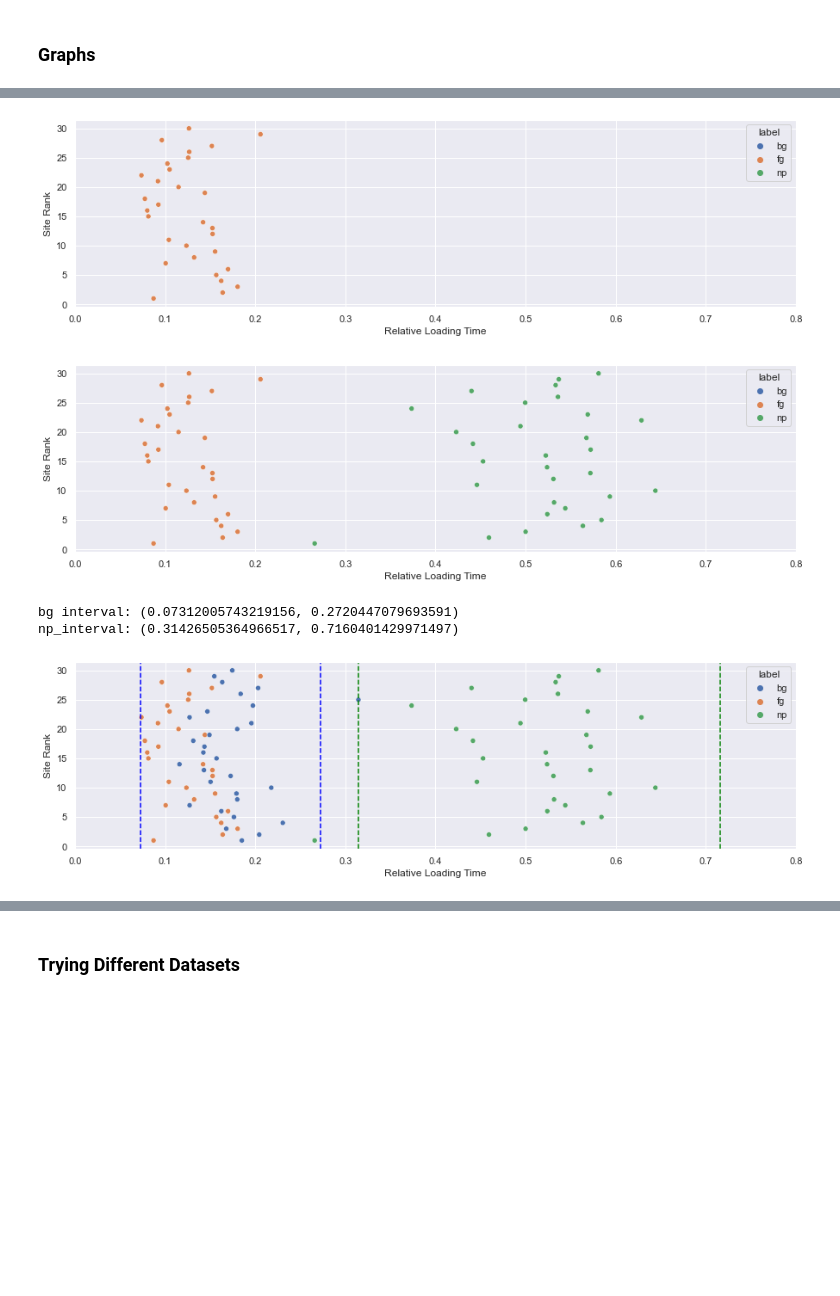
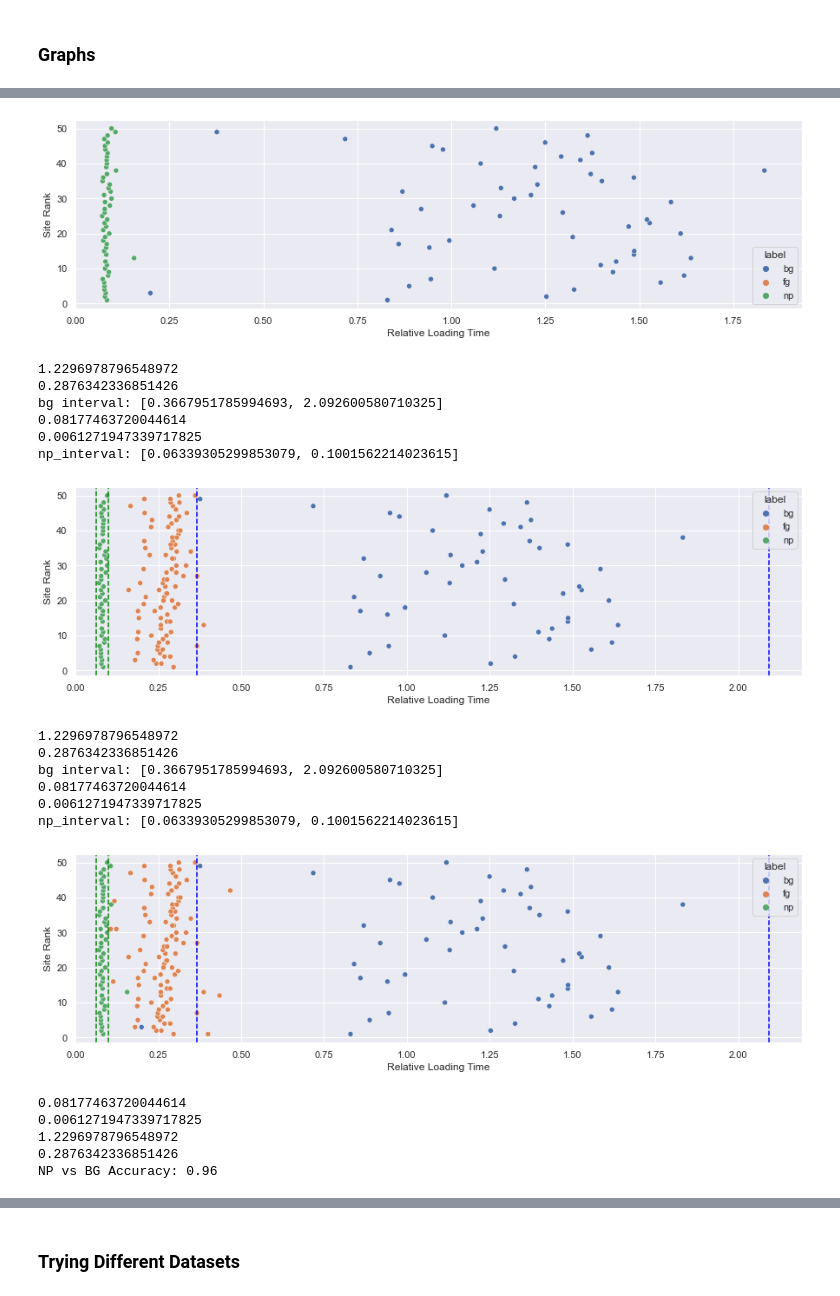
Before and after one commit to haoyt5/browser-security-sv1, a Jupyter notebook: cleaning_graphing_modeling.ipynb, the cells around one changed output, grey strips where cells are left out. Saved outputs shown, nothing was run; the diff lists cells and outputs as text; code cells hidden in the pictures; blank space fills up the shorter version.

Commit message:
misc: get delta via empirical rule

```diff
--- a/cleaning_graphing_modeling.ipynb
+++ b/cleaning_graphing_modeling.ipynb
@@ -255,3 +382,3 @@ def graph_case2(df, case=2, height=15, width=4, xlim=(0, 0.8), ylim=(-0.0001, 0.
 # %%
 # load df
-df = load_df('results/fg_np_bg_top50_2.csv')
+original_df = load_df('results/all_top_50_2.csv')
@@ -258,6 +401,6 @@ df = load_df('results/fg_np_bg_top50_2.csv')
 # %%
 # get r_bg, r_np, and clean dataset
-r_bg, r_np, df = cleanup(df)
+r_bg, r_np, df = cleanup(original_df)
 print(r_bg)
 print(r_np)
 df
@@ -298,15 +423,32 @@ df
-# %%
-# graphing examples
-graph_firstRun(df, ["fg"])
-# %% [output]
-[figure, removed]
 # %%
-graph_firstRun(df, ["fg", "np"])
+graph_firstRun(df, ["bg", "np"])
 # %% [output]
-[figure, old version]
+[figure, new version]
 # %%
-graph_firstRun(df, confidence=True)
+graph_firstRun(df, delta=True, show_outliers=False)
 # %% [output]
-bg interval: (0.07312005743219156, 0.2720447079693591)
-np_interval: (0.31426505364966517, 0.7160401429971497)
+1.2296978796548972
+0.2876342336851426
+bg interval: [0.3667951785994693, 2.092600580710325]
+0.08177463720044614
+0.0061271947339717825
+np_interval: [0.06339305299853079, 0.1001562214023615]
-[figure, old version]
+[figure, new version]
+# %%
+graph_firstRun(df, delta=True, show_outliers=True)
+# %% [output]
+1.2296978796548972
+0.2876342336851426
+bg interval: [0.3667951785994693, 2.092600580710325]
+0.08177463720044614
+0.0061271947339717825
+np_interval: [0.06339305299853079, 0.1001562214023615]
+[figure, added]
+# %%
+bg_np_acc(df, include_outliers=True)
+# %% [output]
+0.08177463720044614
+0.0061271947339717825
+1.2296978796548972
+0.2876342336851426
+NP vs BG Accuracy: 0.96
```
Also changed, not shown: parts of 35 cells of this notebook.
